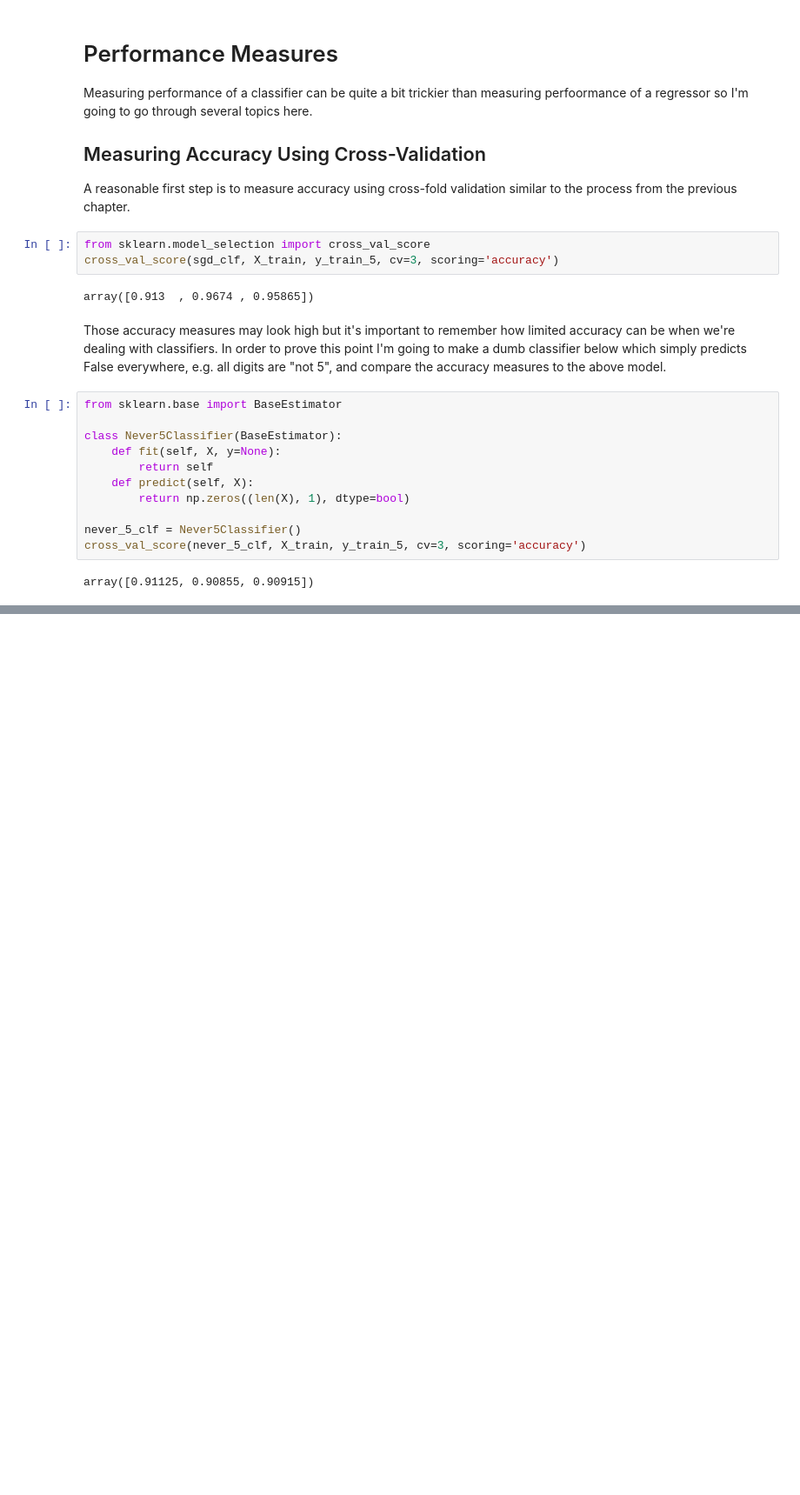
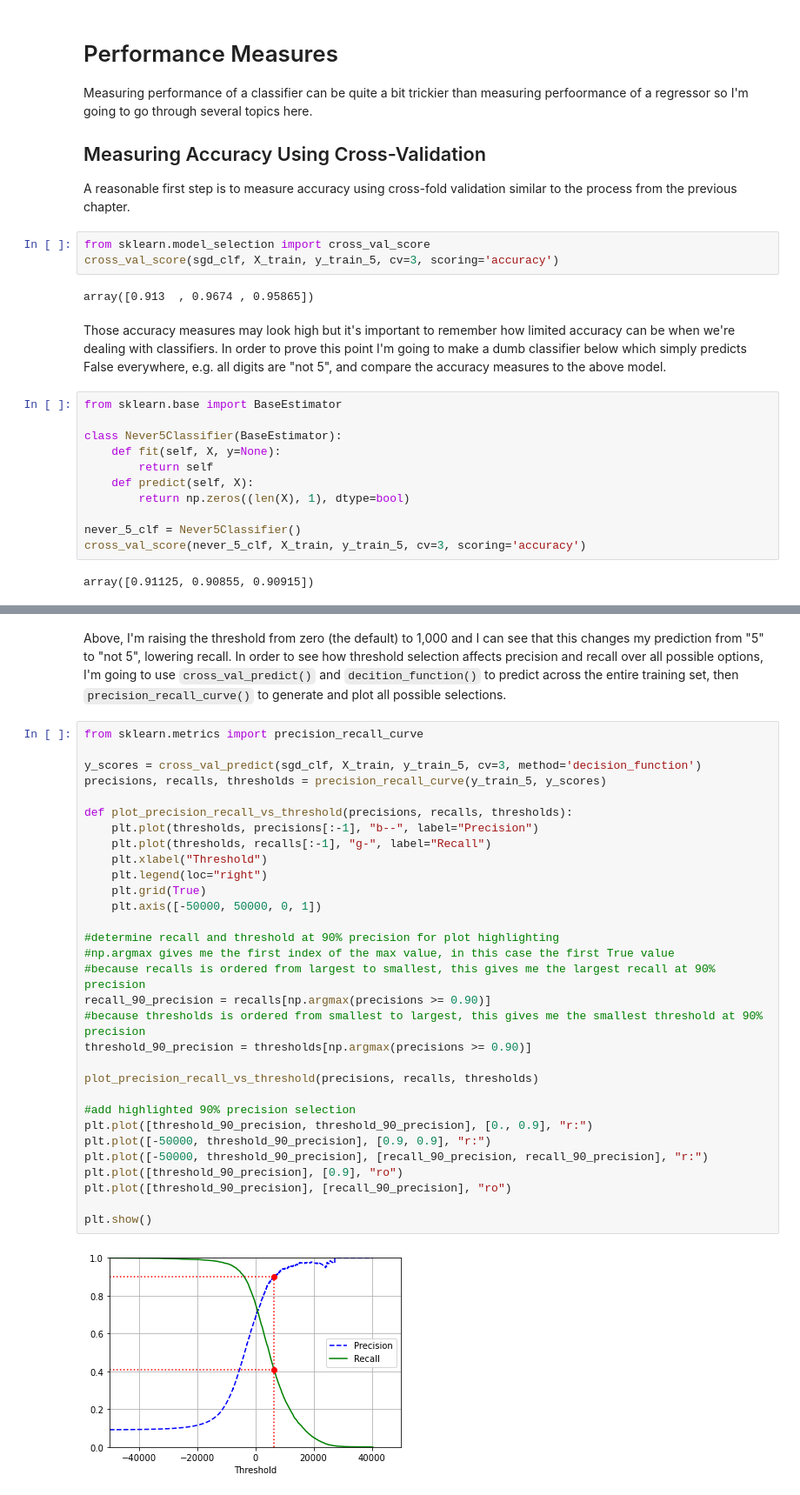
Before and after one commit to mcnewcp/book-geron-ml-sklearn-keras-tensorflow, a Jupyter notebook: 03-classification/03-classification.ipynb, the cells around one changed output, grey strips where cells are left out. Shown at 87% size. Cells and saved outputs as stored; diff of their text form; blank space fills up the shorter version.

```diff
--- a/03-classification/03-classification.ipynb
+++ b/03-classification/03-classification.ipynb
@@ -99,0 +149,35 @@ The accuracy of the dumb model above is above 90% and that's because roughly 10%
+# %% [markdown]
+Above, I'm raising the threshold from zero (the default) to 1,000 and I can see that this changes my prediction from "5" to "not 5", lowering recall.  In order to see how threshold selection affects precision and recall over all possible options, I'm going to use `cross_val_predict()` and `decition_function()` to predict across the entire training set, then `precision_recall_curve()` to generate and plot all possible selections.
+# %%
+from sklearn.metrics import precision_recall_curve
+
+y_scores = cross_val_predict(sgd_clf, X_train, y_train_5, cv=3, method='decision_function')
+precisions, recalls, thresholds = precision_recall_curve(y_train_5, y_scores)
+
+def plot_precision_recall_vs_threshold(precisions, recalls, thresholds):
+    plt.plot(thresholds, precisions[:-1], "b--", label="Precision")
+    plt.plot(thresholds, recalls[:-1], "g-", label="Recall")
+    plt.xlabel("Threshold")
+    plt.legend(loc="right")
+    plt.grid(True)
+    plt.axis([-50000, 50000, 0, 1])
+
+#determine recall and threshold at 90% precision for plot highlighting
+#np.argmax gives me the first index of the max value, in this case the first True value
+#because recalls is ordered from largest to smallest, this gives me the largest recall at 90% precision
+recall_90_precision = recalls[np.argmax(precisions >= 0.90)]
+#because thresholds is ordered from smallest to largest, this gives me the smallest threshold at 90% precision
+threshold_90_precision = thresholds[np.argmax(precisions >= 0.90)]
+
+plot_precision_recall_vs_threshold(precisions, recalls, thresholds)
+
+#add highlighted 90% precision selection
+plt.plot([threshold_90_precision, threshold_90_precision], [0., 0.9], "r:")
+plt.plot([-50000, threshold_90_precision], [0.9, 0.9], "r:")
+plt.plot([-50000, threshold_90_precision], [recall_90_precision, recall_90_precision], "r:")
+plt.plot([threshold_90_precision], [0.9], "ro")
+plt.plot([threshold_90_precision], [recall_90_precision], "ro")
+
+plt.show()
+# %% [output]
+[figure, added]
```
Also changed, not shown: parts of 17 cells of this notebook.
